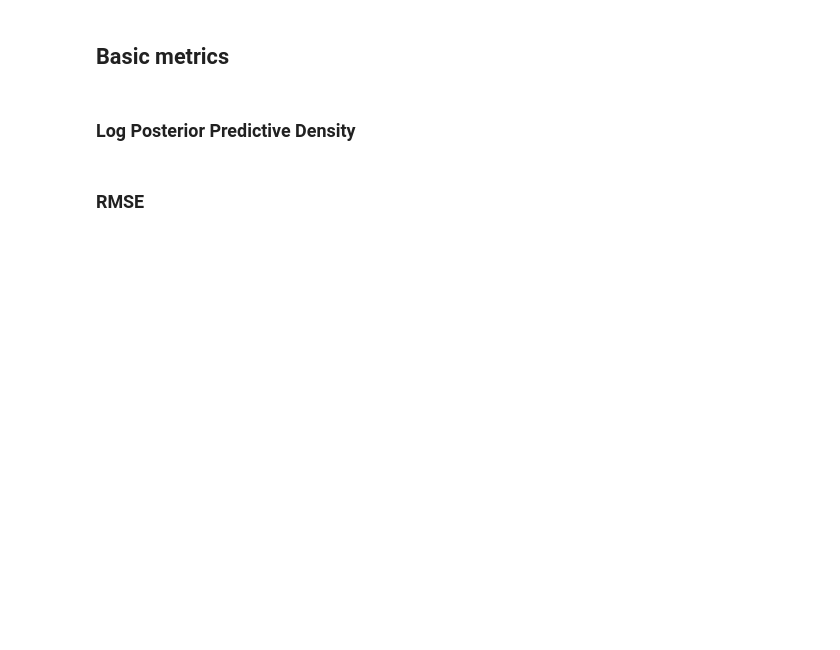
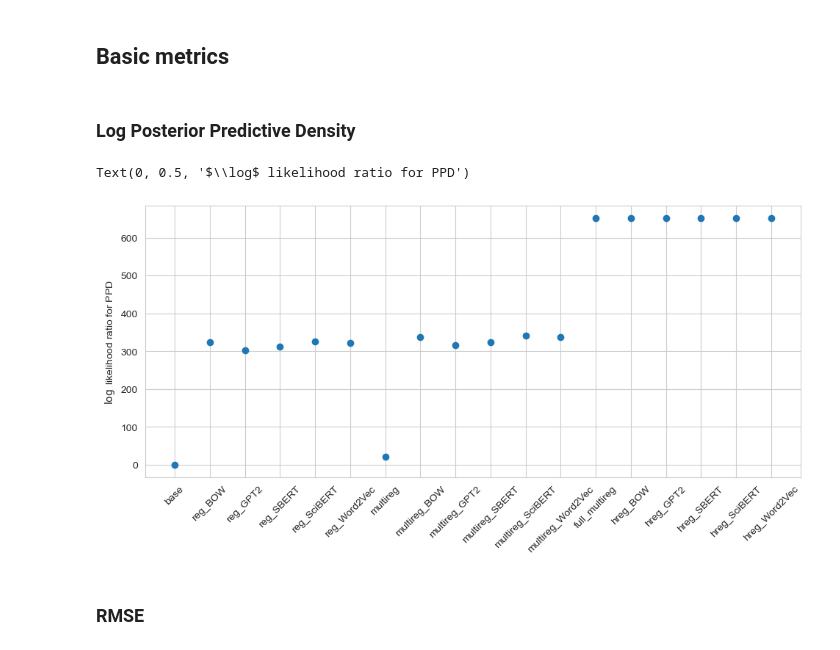
Before and after one commit to nathimel/citesim, a Jupyter notebook: src/notebooks/hierarchical_modeling.ipynb, the cells around one changed output. Cells and saved outputs as stored; diff of their text form; code cells hidden in the pictures; blank space fills up the shorter version.

```diff
--- a/src/notebooks/hierarchical_modeling.ipynb
+++ b/src/notebooks/hierarchical_modeling.ipynb
@@ -33,11 +34,19 @@ config = {
 }
 # %%
 palette = sns.color_palette()
-# %%
-def log_ppd(log_p):
-    log_p_max = np.max(log_p)
-    log_sum_exp = log_p_max + np.log(np.sum(np.exp(log_p - log_p_max)))
-    return log_sum_exp - len(log_p)
+# %%
+def log_sum_exp(mu):
+    """Calculate the log sum of exponentials
+    (pulling out the max to maintain) precision.
+    """
+    mu_max = np.max(mu)
+
+    summation = np.sum(np.exp(mu - mu_max))
+    return mu_max + np.log(summation)
+# %%
+def log_ppd(log_p):
+    M = len(log_p)
+    return -np.log(M) + log_sum_exp(log_p)
 # %% [markdown]
 ### Load data
 # %%
@@ -555,6 +704,9 @@ for i, vectorizer_i in enumerate(vectorizer_names):
                 vectorizer_i,
             ]
         ].values,
+        "N_test": len(df_test_i),
+        "x_test": df_test_i[[vectorizer_i]].values,
+        "y_test": df_test_i["log_cpy"].values,
     }
 
     # Compile model
@@ -580,7 +732,7 @@ for i, vectorizer_i in enumerate(vectorizer_names):
         output[f"beta[{vectorizer_i},{field_name_i}]"] = beta_i
 
     # Calculate log posterior predictive density
-    # output["log_ppd"] = log_ppd(draws["log_p"])
+    output["log_ppd"] = log_ppd(draws["log_p"])
 
     key = f"{stan_model}_{vectorizer_i}"
     outputs_for_this_model[key] = output
@@ -640,17 +838,22 @@ results
 # %% [markdown]
 ### Log Posterior Predictive Density
 # %%
-fig = plt.figure()
+fig = plt.figure(figsize=(6.4 * len(results) / 10, 4.8))
 ax = plt.gca()
 
 x = np.arange(len(results))
 ax.scatter(
     x,
-    results["log_ppd"],
+    results["log_ppd"] - results.loc["base", "log_ppd"],
 )
 
 ax.set_xticks(x)
 ax.set_xticklabels(results.index, rotation=45)
+
+ax.set_ylabel(r"PPD $\log$ likelihood ratio")
+# %% [output]
+Text(0, 0.5, '$\\log$ likelihood ratio for PPD')
+[figure, added]
 # %% [markdown]
 ### RMSE
 # %%
```
Also changed, not shown: parts of 23 cells of this notebook, 1 other file.
